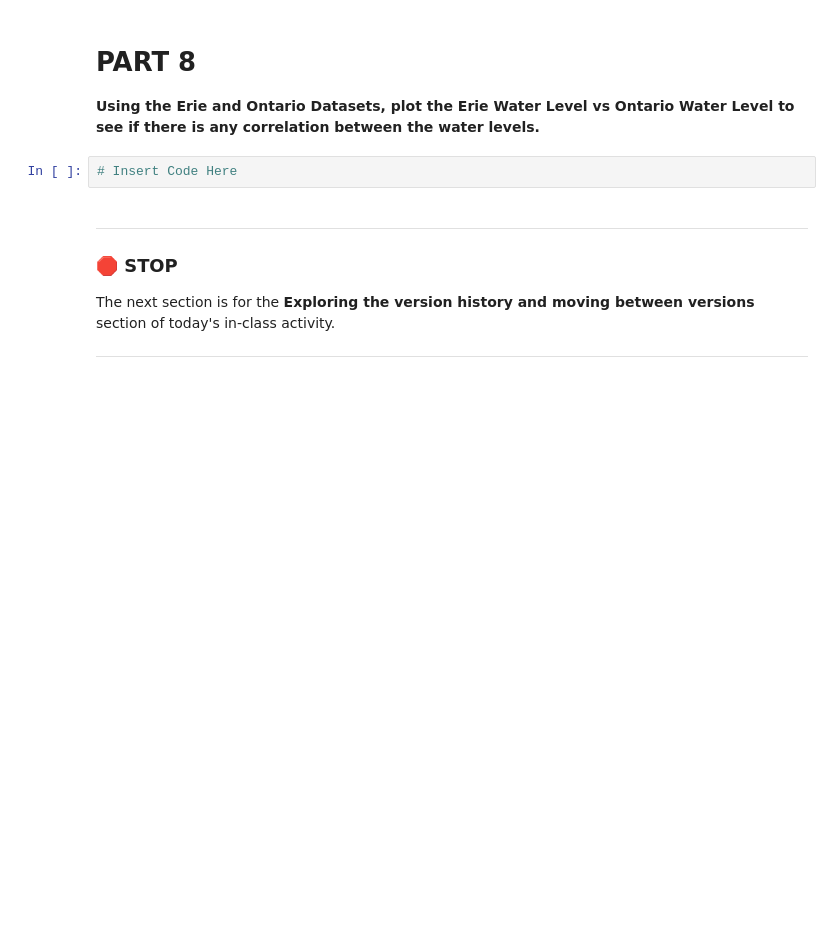
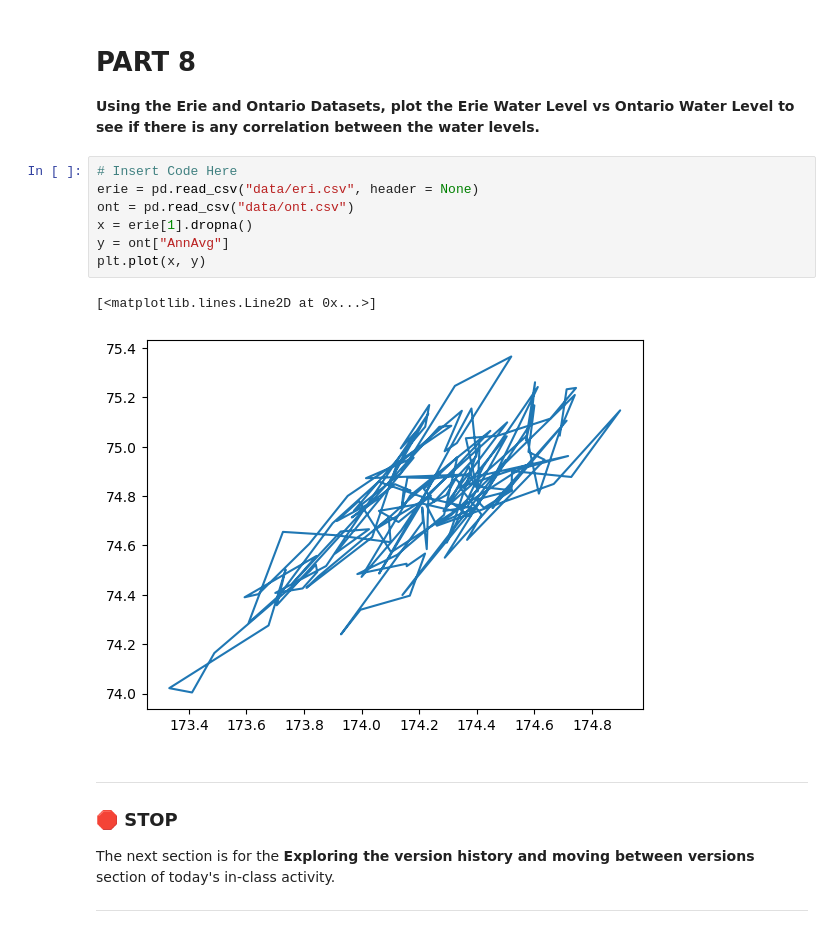
Before and after one commit to conley37/CMSE202_Git_Started, a Jupyter notebook: Great_Lakes_and_Grand_River.ipynb, the cells around one changed output. Saved outputs shown, nothing was run; the diff lists cells and outputs as text; blank space fills up the shorter version.

```diff
--- a/Great_Lakes_and_Grand_River.ipynb
+++ b/Great_Lakes_and_Grand_River.ipynb
@@ -94,8 +94,16 @@ Text(0.5, 1.0, 'Average Water Levels of Lake Superior')
 # PART 8
 
 **Using the Erie and Ontario Datasets, plot the Erie Water Level vs Ontario Water Level to see if there is any correlation between the water levels.**
-# %%
-# Insert Code Here
+# %%
+# Insert Code Here
+erie = pd.read_csv("data/eri.csv", header = None)
+ont = pd.read_csv("data/ont.csv")
+x = erie[1].dropna()
+y = ont["AnnAvg"]
+plt.plot(x, y)
+# %% [output]
+[<matplotlib.lines.Line2D at 0x...>]
+[figure, added]
 # %% [markdown]
 ---
 ### &#128721; STOP
```
